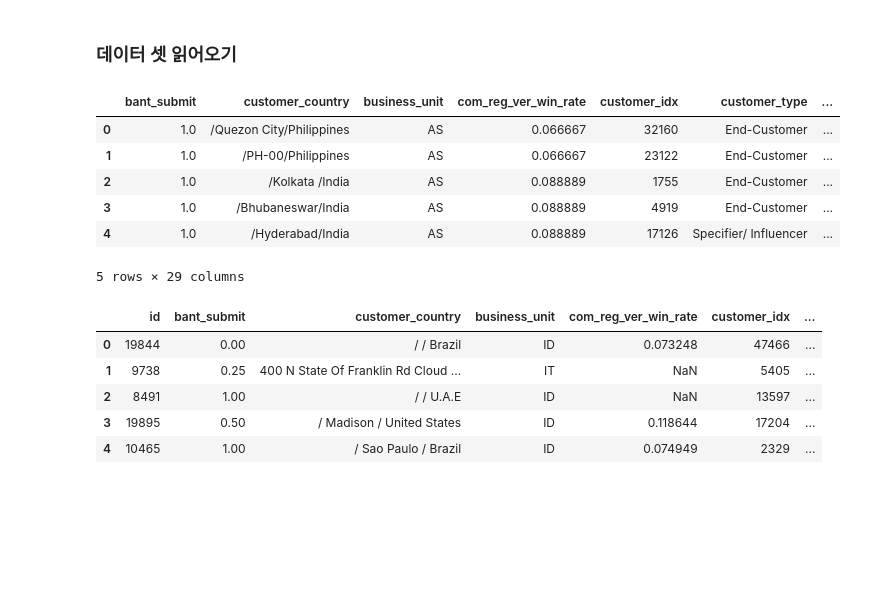
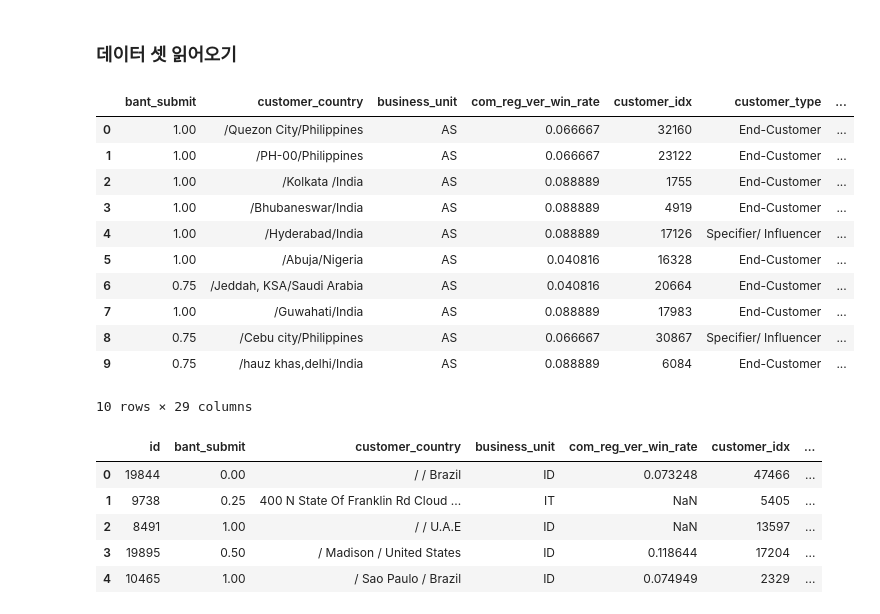
Before and after one commit to s-kan/LGAimers, a Jupyter notebook: b2b/code.ipynb, the cells around one changed output. Saved outputs shown, nothing was run; the diff lists cells and outputs as text; code cells hidden in the pictures; blank space fills up the shorter version.

```diff
--- a/b2b/code.ipynb
+++ b/b2b/code.ipynb
@@ -22,15 +22,20 @@ from sklearn.tree import DecisionTreeClassifier
 df_train = pd.read_csv("train.csv") # 학습용 데이터
 df_test = pd.read_csv("submission.csv") # 테스트 데이터(제출파일의 데이터)
 # %%
-df_train.head() # 학습용 데이터 살펴보기
+df_train.head(10) # 학습용 데이터 살펴보기
 # %% [output]
 |  | bant_submit | customer_country | business_unit | com_reg_ver_win_rate | customer_idx | customer_type | ... |
-| 0 | 1.0 | /Quezon City/Philippines | AS | 0.066667 | 32160 | End-Customer | ... |
-| 1 | 1.0 | /PH-00/Philippines | AS | 0.066667 | 23122 | End-Customer | ... |
-| 2 | 1.0 | /Kolkata /India | AS | 0.088889 | 1755 | End-Customer | ... |
-| 3 | 1.0 | /Bhubaneswar/India | AS | 0.088889 | 4919 | End-Customer | ... |
-| 4 | 1.0 | /Hyderabad/India | AS | 0.088889 | 17126 | Specifier/ Influencer | ... |
+| 0 | 1.00 | /Quezon City/Philippines | AS | 0.066667 | 32160 | End-Customer | ... |
+| 1 | 1.00 | /PH-00/Philippines | AS | 0.066667 | 23122 | End-Customer | ... |
+| 2 | 1.00 | /Kolkata /India | AS | 0.088889 | 1755 | End-Customer | ... |
+| 3 | 1.00 | /Bhubaneswar/India | AS | 0.088889 | 4919 | End-Customer | ... |
+| 4 | 1.00 | /Hyderabad/India | AS | 0.088889 | 17126 | Specifier/ Influencer | ... |
+| 5 | 1.00 | /Abuja/Nigeria | AS | 0.040816 | 16328 | End-Customer | ... |
+| 6 | 0.75 | /Jeddah, KSA/Saudi Arabia | AS | 0.040816 | 20664 | End-Customer | ... |
+| 7 | 1.00 | /Guwahati/India | AS | 0.088889 | 17983 | End-Customer | ... |
+| 8 | 0.75 | /Cebu city/Philippines | AS | 0.066667 | 30867 | Specifier/ Influencer | ... |
+| 9 | 0.75 | /hauz khas,delhi/India | AS | 0.088889 | 6084 | End-Customer | ... |
-5 rows × 29 columns
+10 rows × 29 columns
 # %%
 df_test.head() # 테스트 데이터 살펴보기
 # %% [output]
```
Also changed, not shown: parts of 5 cells of this notebook, 1 other file.
